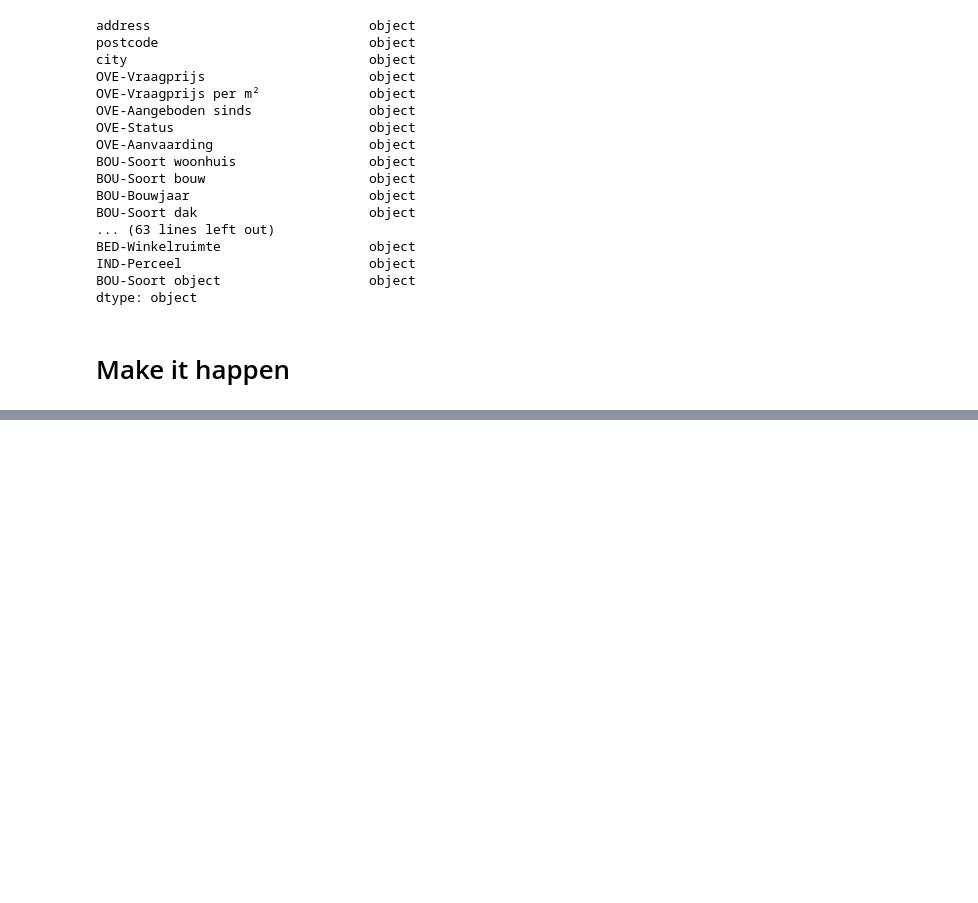
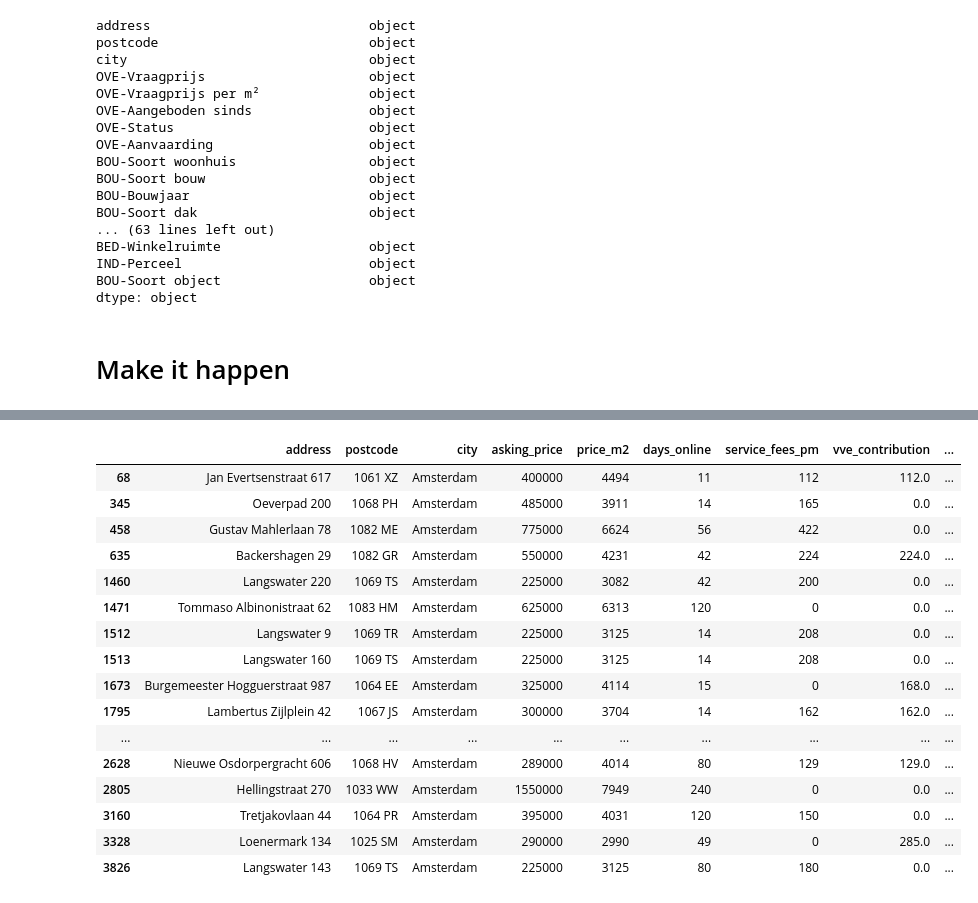
Before and after one commit to therinz/dutch-housing, a Jupyter notebook: notebooks/data_cleaning.ipynb, the cells around one changed output, grey strips where cells are left out. Saved outputs shown, nothing was run; the diff lists cells and outputs as text; code cells hidden in the pictures; blank space fills up the shorter version.

```diff
--- a/notebooks/data_cleaning.ipynb
+++ b/notebooks/data_cleaning.ipynb
@@ -286,0 +280,39 @@ df.sample(20)
+# %%
+# Convert roof type string into 'type' and 'form' dummy columns (prefix rt and rf)
+df = (pd.concat([df, roof_description(df["roof_type"].copy())], axis=1)
+      .drop(columns=["roof_type"]))
+# %%
+# Extract number of rooms and bedrooms
+df["rooms"] = extract_num(df["num_rooms"], "rooms")
+df["bedrooms"] = extract_num(df["num_rooms"], "bedrooms")
+
+# Where no bedrooms mentioned, use rooms-1
+df.loc[(df["rooms"] > 1) & (df["bedrooms"] == 0), "bedrooms"] = df["rooms"] - 1
+# Fix where rooms & bedrooms stated both 2
+df.loc[(df["rooms"] == 2) & (df["bedrooms"] == 2), "rooms"] = 3
+# Otherwise for equal number use bedrooms-1 (if not already 1 bedroom)
+df.loc[(df["rooms"] == df["bedrooms"])
+       & (df["rooms"] != 1), "bedrooms"] = df["bedrooms"] - 1
+
+# Drop original rooms column
+df.drop(columns="num_rooms", inplace=True)
+# %%
+df[df["num_floors"] > 10]
+# %% [output]
+|  | address | postcode | city | asking_price | price_m2 | days_online | service_fees_pm | vve_contribution | ... |
+| 68 | Jan Evertsenstraat 617 | 1061 XZ | Amsterdam | 400000 | 4494 | 11 | 112 | 112.0 | ... |
+| 345 | Oeverpad 200 | 1068 PH | Amsterdam | 485000 | 3911 | 14 | 165 | 0.0 | ... |
+| 458 | Gustav Mahlerlaan 78 | 1082 ME | Amsterdam | 775000 | 6624 | 56 | 422 | 0.0 | ... |
+| 635 | Backershagen 29 | 1082 GR | Amsterdam | 550000 | 4231 | 42 | 224 | 224.0 | ... |
+| 1460 | Langswater 220 | 1069 TS | Amsterdam | 225000 | 3082 | 42 | 200 | 0.0 | ... |
+| 1471 | Tommaso Albinonistraat 62 | 1083 HM | Amsterdam | 625000 | 6313 | 120 | 0 | 0.0 | ... |
+| 1512 | Langswater 9 | 1069 TR | Amsterdam | 225000 | 3125 | 14 | 208 | 0.0 | ... |
+| 1513 | Langswater 160 | 1069 TS | Amsterdam | 225000 | 3125 | 14 | 208 | 0.0 | ... |
+| 1673 | Burgemeester Hogguerstraat 987 | 1064 EE | Amsterdam | 325000 | 4114 | 15 | 0 | 168.0 | ... |
+| 1795 | Lambertus Zijlplein 42 | 1067 JS | Amsterdam | 300000 | 3704 | 14 | 162 | 162.0 | ... |
+| ... | ... | ... | ... | ... | ... | ... | ... | ... | ... |
+| 2628 | Nieuwe Osdorpergracht 606 | 1068 HV | Amsterdam | 289000 | 4014 | 80 | 129 | 129.0 | ... |
+| 2805 | Hellingstraat 270 | 1033 WW | Amsterdam | 1550000 | 7949 | 240 | 0 | 0.0 | ... |
+| 3160 | Tretjakovlaan 44 | 1064 PR | Amsterdam | 395000 | 4031 | 120 | 150 | 0.0 | ... |
+| 3328 | Loenermark 134 | 1025 SM | Amsterdam | 290000 | 2990 | 49 | 0 | 285.0 | ... |
+| 3826 | Langswater 143 | 1069 TS | Amsterdam | 225000 | 3125 | 80 | 180 | 0.0 | ... |
```
Also changed, not shown: parts of 10 cells of this notebook, 1 other file.
